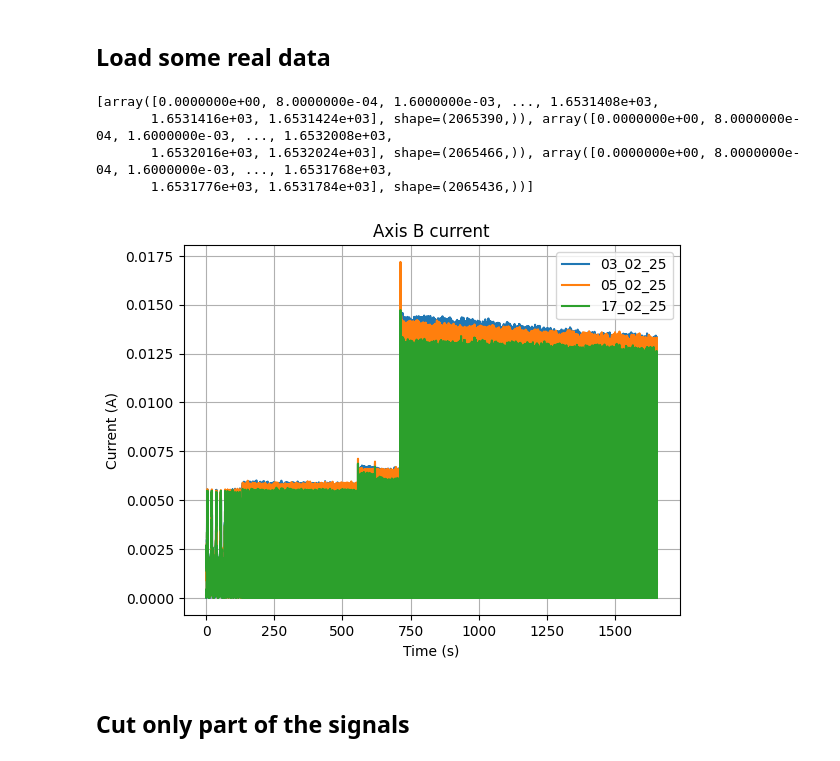
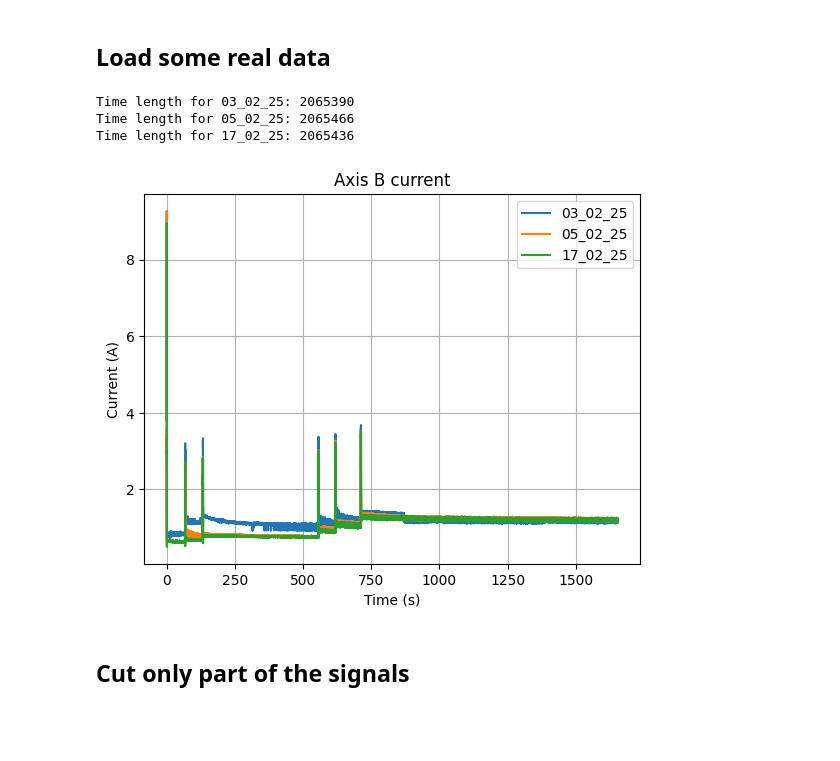
Before and after one commit to opatiny/predictiveMaintenance, a Jupyter notebook: src/notebooks/alignSignals.ipynb, the cells around one changed output. Saved outputs shown, nothing was run; the diff lists cells and outputs as text; code cells hidden in the pictures; blank space fills up the shorter version.

```diff
--- a/src/notebooks/alignSignals.ipynb
+++ b/src/notebooks/alignSignals.ipynb
@@ -52,43 +56,44 @@ plt.legend()
 # %%
 dataPath: Path = "../../data/normalized-2025_05_08/"
 
 machineName = 'Mecatis'
 
 path = os.path.join(current_folder, dataPath)
 
 dates = ['03_02_25', '05_02_25', '17_02_25']
 
-signalName = 'stSigAxCurrentB'
+signalName = 'stSigAxCurrentS'
 
-times = []
-signals = []
+times: list[pd.Series] = []
+signals: list[pd.Series] = []
 
 for date in dates:
     sampleName = f'{machineName}_{date}.parquet'
     samplePath = os.path.join(path, sampleName)
     sample = pd.read_parquet(samplePath)
 
-    times.append(sample['timeSeconds'].values)
-    signals.append(sample[signalName].values)
+    times.append(sample['timeSeconds'])
+    signals.append(sample[signalName]*1000)
 
-print(times)
+# check time lengths
+for i, time in enumerate(times):
+    print(f'Time length for {dates[i]}: {len(time)}')
 
 # plot signals
 plt.figure()
 # plot all signals in one plot
 for i, signal in enumerate(signals):
     plt.plot(times[i], signal, label=dates[i])
 plt.legend()
 
 plt.title('Axis B current')
 plt.xlabel('Time (s)')
 plt.ylabel('Current (A)')
 plt.grid()
 # %% [output]
-[array([0.0000000e+00, 8.0000000e-04, 1.6000000e-03, ..., 1.6531408e+03,
-       1.6531416e+03, 1.6531424e+03], shape=(2065390,)), array([0.0000000e+00, 8.0000000e-04, 1.6000000e-03, ..., 1.6532008e+03,
-       1.6532016e+03, 1.6532024e+03], shape=(2065466,)), array([0.0000000e+00, 8.0000000e-04, 1.6000000e-03, ..., 1.6531768e+03,
-       1.6531776e+03, 1.6531784e+03], shape=(2065436,))]
+Time length for 03_02_25: 2065390
+Time length for 05_02_25: 2065466
+Time length for 17_02_25: 2065436
-[figure, old version]
+[figure, new version]
 # %% [markdown]
 ## Cut only part of the signals
```
Also changed, not shown: parts of 12 cells of this notebook, 10 other files.
